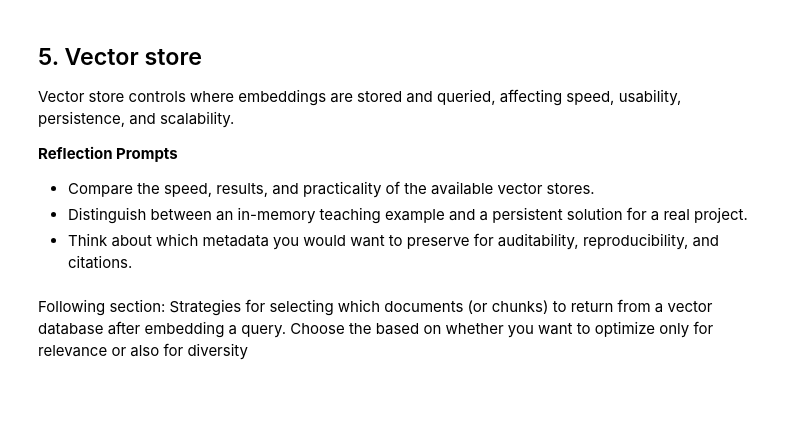
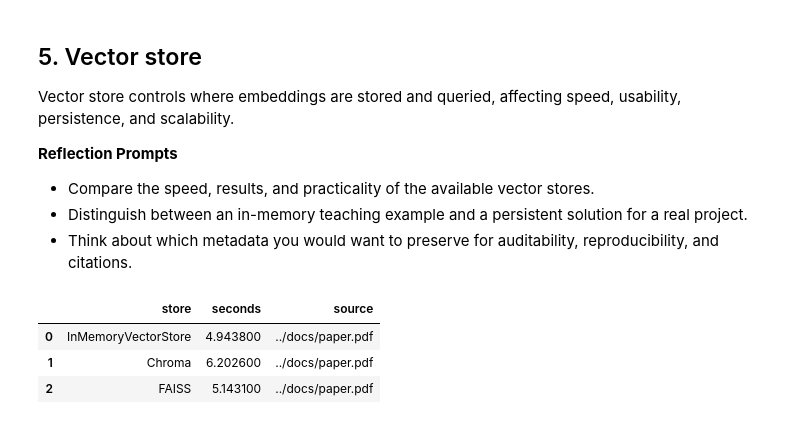
Before and after one commit to nfdata-omics/ai-agents-tutorial, a Jupyter notebook: notebooks/02_RAG.ipynb, the cells around one changed output. Saved outputs shown, nothing was run; the diff lists cells and outputs as text; code cells hidden in the pictures; blank space fills up the shorter version.

```diff
--- a/notebooks/02_RAG.ipynb
+++ b/notebooks/02_RAG.ipynb
@@ -247,39 +330,44 @@ Vector store controls where embeddings are stored and queried, affecting speed,
 # %%
 query = "CRISPLD2 dexamethasone cytokine IL6 IL8"
 text_splitter = RecursiveCharacterTextSplitter(chunk_size=500, chunk_overlap=100)
-splits = text_splitter.split_documents(bio_docs)
+splits = text_splitter.split_documents(study_pdf)
 rows = []
 
+# 1. InMemoryVectorStore
 start = time.perf_counter()
-vector_store = InMemoryVectorStore.from_documents(documents=splits, embedding=embeddings)
+vector_store = InMemoryVectorStore.from_documents(documents=splits, embedding=embedding_model)
 hits = vector_store.similarity_search(query, k=3)
-rows.append({"store": "InMemoryVectorStore", "seconds": round(time.perf_counter() - start, 4), "top_metadata": [doc.metadata for doc in hits]})
+rows.append({"store": "InMemoryVectorStore", "seconds": round(time.perf_counter() - start, 4), "source": format_sources(hits)})
 
+# 2. Chroma
 try:
     from langchain_chroma import Chroma
 
     start = time.perf_counter()
-    vector_store = Chroma.from_documents(documents=splits, embedding=embeddings, collection_name="bio_benchmark")
+    vector_store = Chroma.from_documents(documents=splits, embedding=embedding_model, collection_name="bio_benchmark")
     hits = vector_store.similarity_search(query, k=3)
-    rows.append({"store": "Chroma", "seconds": round(time.perf_counter() - start, 4), "top_metadata": [doc.metadata for doc in hits]})
+    rows.append({"store": "Chroma", "seconds": round(time.perf_counter() - start, 4), "source": format_sources(hits)})
 except Exception as exc:
     print("Chroma skipped:", exc)
 
+# 3. FAISS
 try:
     from langchain_community.vectorstores import FAISS
 
     start = time.perf_counter()
-    vector_store = FAISS.from_documents(documents=splits, embedding=embeddings)
+    vector_store = FAISS.from_documents(documents=splits, embedding=embedding_model)
     hits = vector_store.similarity_search(query, k=3)
-    rows.append({"store": "FAISS", "seconds": round(time.perf_counter() - start, 4), "top_metadata": [doc.metadata for doc in hits]})
+    rows.append({"store": "FAISS", "seconds": round(time.perf_counter() - start, 4), "source": format_sources(hits)})
 except Exception as exc:
     print("FAISS skipped:", exc)
 
 df = pd.DataFrame(rows)
 df.style.set_properties(
-    subset=["top_metadata"],
+    subset=["source"],
     **{"white-space": "pre-wrap", "text-align": "left", "min-width": "650px"},
 )
+# %% [output]
+|  | store | seconds | source |
+| 0 | InMemoryVectorStore | 4.943800 | ../docs/paper.pdf |
+| 1 | Chroma | 6.202600 | ../docs/paper.pdf |
+| 2 | FAISS | 5.143100 | ../docs/paper.pdf |
-# %% [markdown]
-Following section:
-Strategies for selecting which documents (or chunks) to return from a vector database after embedding a query. Choose the based on whether you want to optimize only for relevance or also for diversity
```
Also changed, not shown: parts of 24 cells of this notebook, 5 other files.
